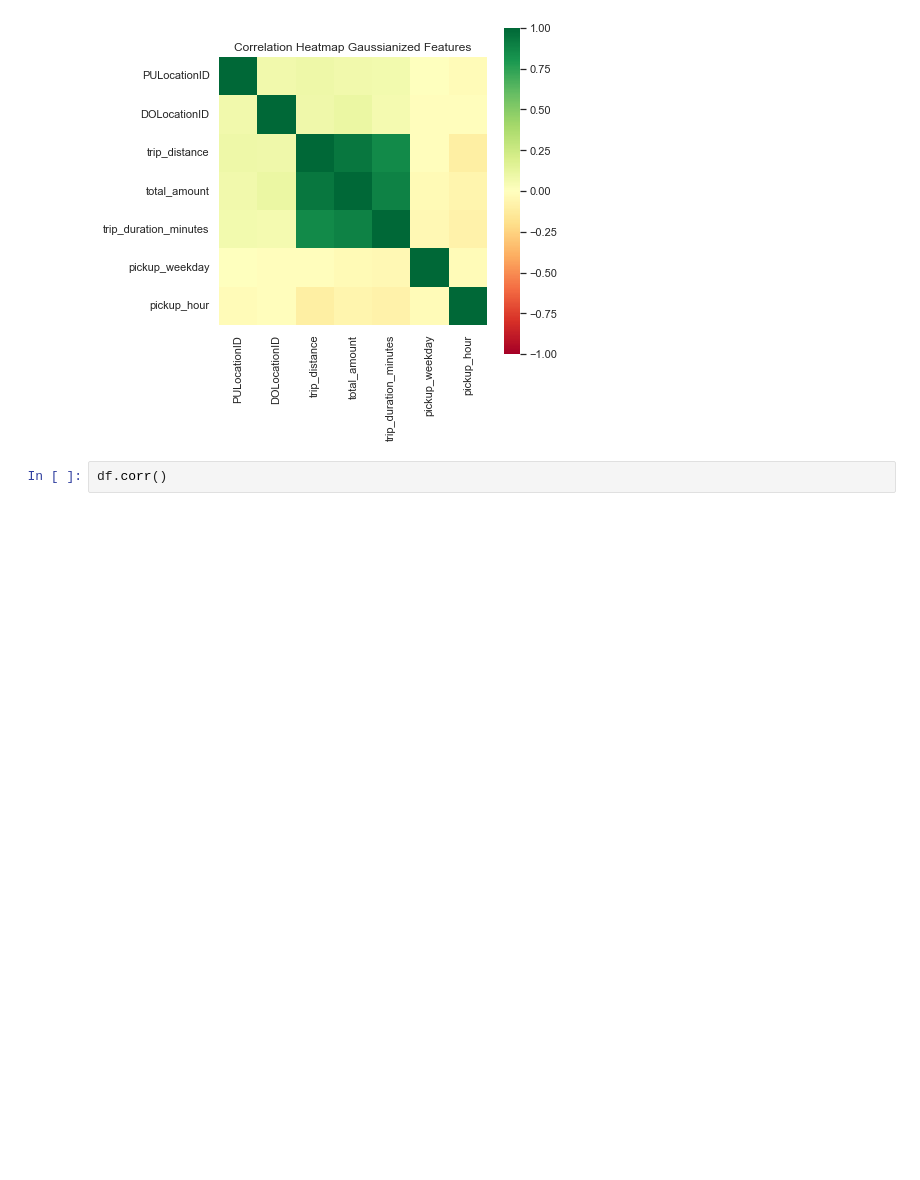
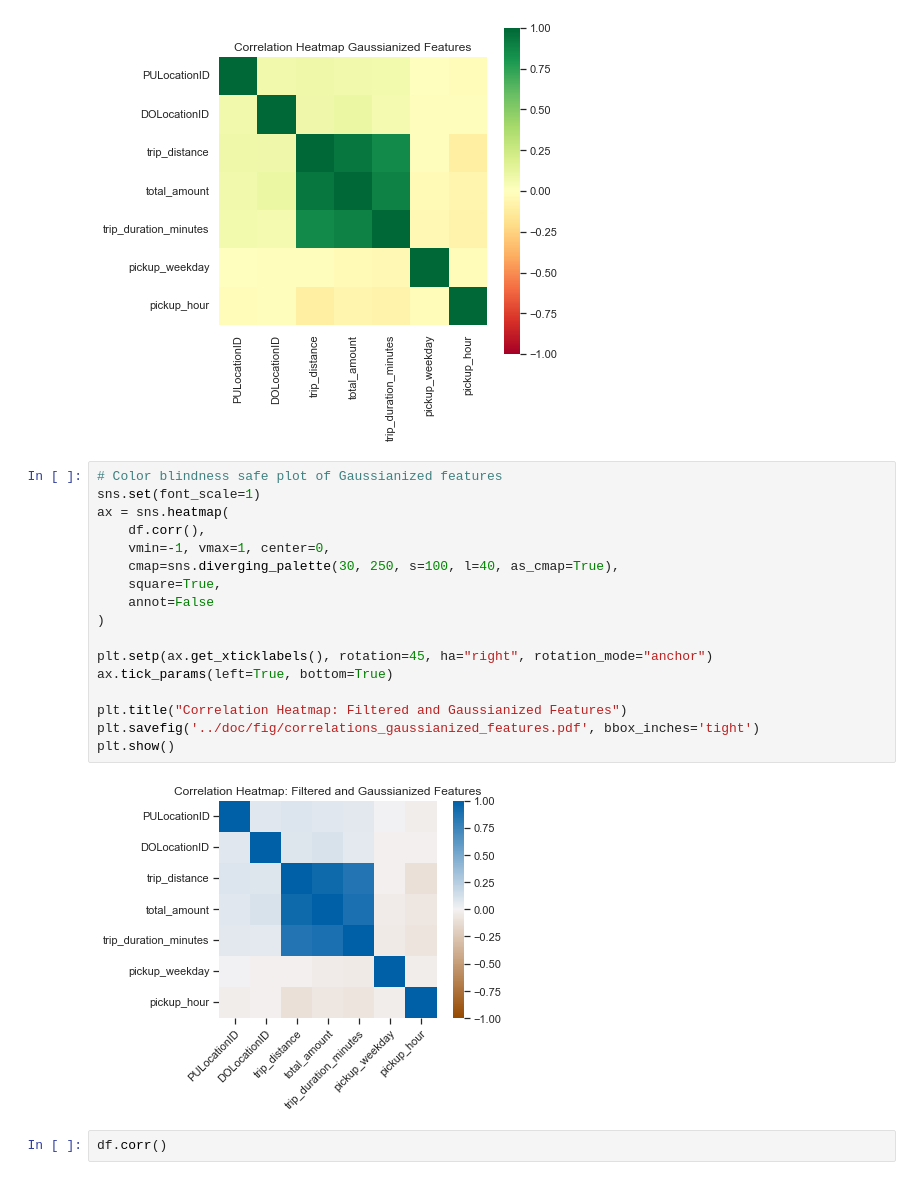
Before and after one commit to nilsriekers/data-literacy-project, a Jupyter notebook: exp/exp208_Gaussianize_Data.ipynb, the cells around one changed output. Cells and saved outputs as stored; diff of their text form; blank space fills up the shorter version.

```diff
--- a/exp/exp208_Gaussianize_Data.ipynb
+++ b/exp/exp208_Gaussianize_Data.ipynb
@@ -314,6 +329,25 @@ plt.title("Correlation Heatmap Gaussianized Features", fontsize=12)
 plt.show()
 # %% [output]
 [figure]
+# %%
+# Color blindness safe plot of Gaussianized features
+sns.set(font_scale=1)
+ax = sns.heatmap(
+    df.corr(),
+    vmin=-1, vmax=1, center=0,
+    cmap=sns.diverging_palette(30, 250, s=100, l=40, as_cmap=True),
+    square=True,
+    annot=False
+)
+
+plt.setp(ax.get_xticklabels(), rotation=45, ha="right", rotation_mode="anchor")
+ax.tick_params(left=True, bottom=True)
+
+plt.title("Correlation Heatmap: Filtered and Gaussianized Features")
+plt.savefig('../doc/fig/correlations_gaussianized_features.pdf', bbox_inches='tight')
+plt.show()
+# %% [output]
+[figure, added]
 # %%
 df.corr()
 # %% [output]
```
Also changed, not shown: parts of 8 cells of this notebook, 2 other files.
